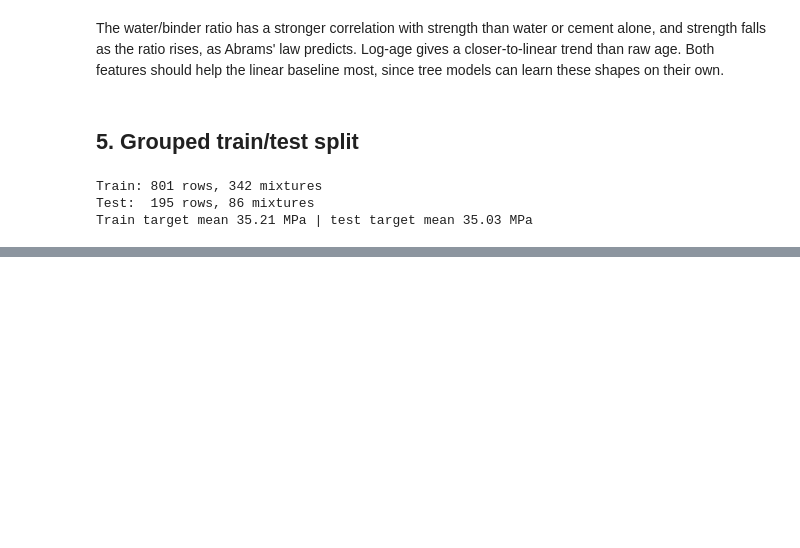
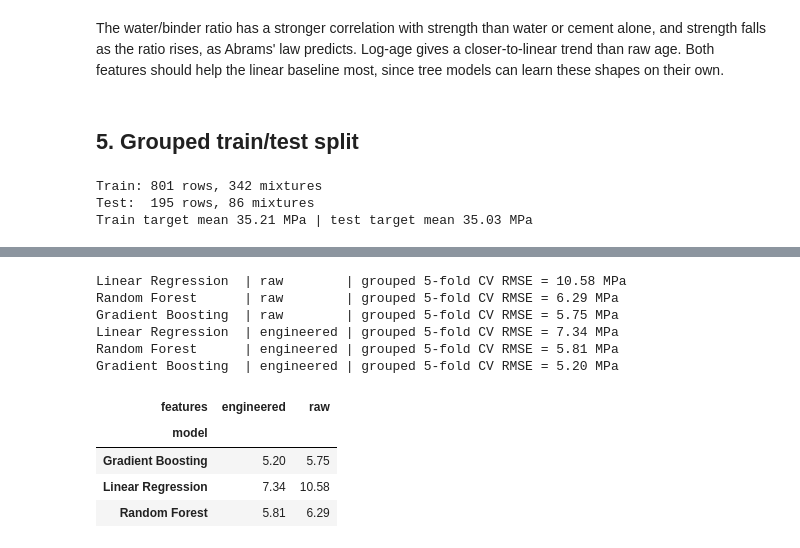
Before and after one commit to weedymif-tech/Ostaad, a Jupyter notebook: experiment.ipynb, the cells around one changed output, grey strips where cells are left out. Saved outputs shown, nothing was run; the diff lists cells and outputs as text; code cells hidden in the pictures; blank space fills up the shorter version.

```diff
--- a/experiment.ipynb
+++ b/experiment.ipynb
@@ -290,0 +321,43 @@ Train target mean 35.21 MPa | test target mean 35.03 MPa
+# %%
+fitted = {}
+cv_rows = []
+for fs_name, features in [("raw", RAW_FEATURES), ("engineered", ENG_FEATURES)]:
+    X_train = df.iloc[train_idx][features]
+    for name, model in make_models().items():
+        if name in SEARCH_SPACES:
+            search = RandomizedSearchCV(
+                model, SEARCH_SPACES[name], n_iter=20, cv=cv,
+                scoring="neg_root_mean_squared_error",
+                random_state=SEED, n_jobs=-1,
+            )
+            search.fit(X_train, y_train, groups=g_train)
+            best = search.best_estimator_
+            cv_rmse = -search.best_score_
+            params = search.best_params_
+        else:
+            scores = cross_validate(model, X_train, y_train, groups=g_train, cv=cv,
+                                    scoring="neg_root_mean_squared_error")
+            cv_rmse = -scores["test_score"].mean()
+            best = model.fit(X_train, y_train)
+            params = {}
+        fitted[(name, fs_name)] = best
+        cv_rows.append({"model": name, "features": fs_name,
+                        "cv_rmse": cv_rmse, "best_params": params})
+        print(f"{name:18s} | {fs_name:10s} | grouped 5-fold CV RMSE = {cv_rmse:.2f} MPa")
+
+cv_results = pd.DataFrame(cv_rows)
+# %% [output]
+Linear Regression  | raw        | grouped 5-fold CV RMSE = 10.58 MPa
+Random Forest      | raw        | grouped 5-fold CV RMSE = 6.29 MPa
+Gradient Boosting  | raw        | grouped 5-fold CV RMSE = 5.75 MPa
+Linear Regression  | engineered | grouped 5-fold CV RMSE = 7.34 MPa
+Random Forest      | engineered | grouped 5-fold CV RMSE = 5.81 MPa
+Gradient Boosting  | engineered | grouped 5-fold CV RMSE = 5.20 MPa
+# %%
+cv_results.pivot(index="model", columns="features", values="cv_rmse").round(2)
+# %% [output]
+| features | engineered | raw |
+| model |  |  |
+| Gradient Boosting | 5.20 | 5.75 |
+| Linear Regression | 7.34 | 10.58 |
+| Random Forest | 5.81 | 6.29 |
```
Also changed, not shown: parts of 3 cells of this notebook.
